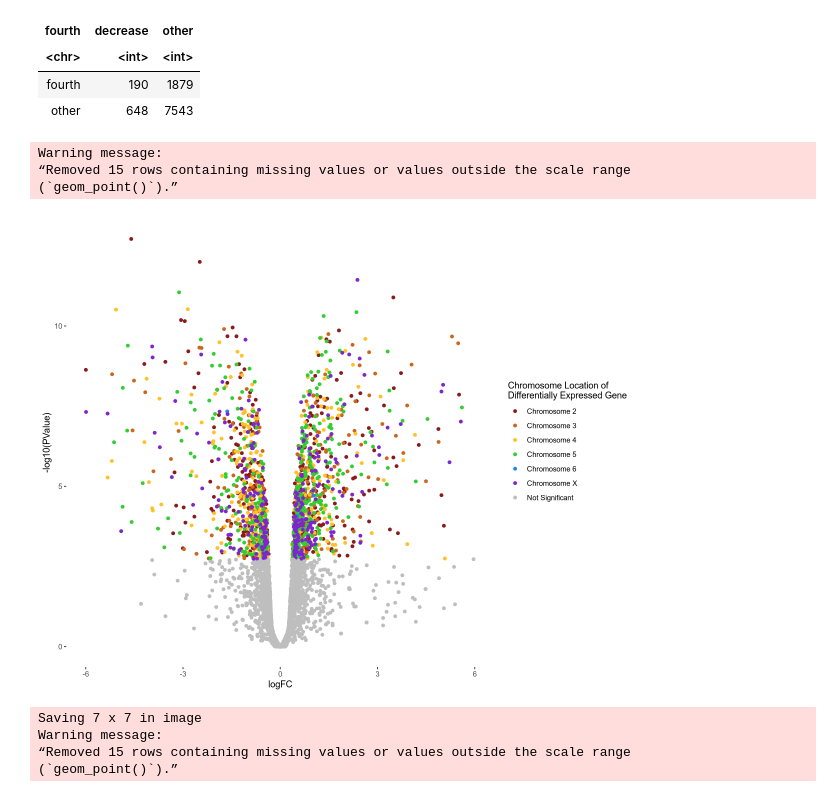
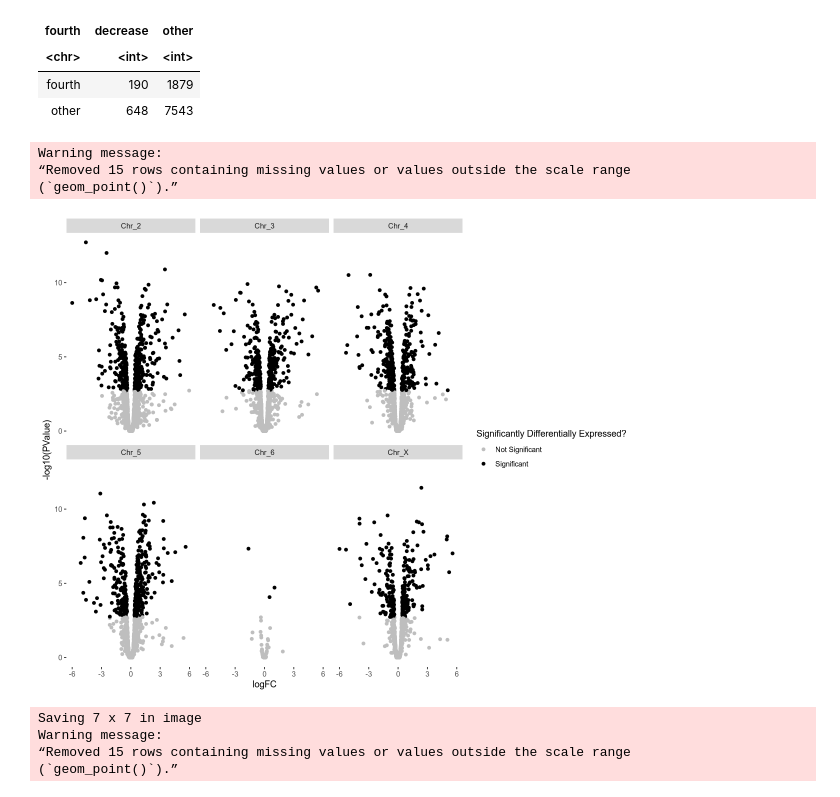
Before and after one commit to zwoonavery/americana_protoneoY, a Jupyter notebook: analysis/R_rna_zwa.ipynb, the cells around one changed output. Cells and saved outputs as stored; diff of their text form; code cells hidden in the pictures.

```diff
--- a/analysis/R_rna_zwa.ipynb
+++ b/analysis/R_rna_zwa.ipynb
@@ -1169,21 +1170,22 @@ A grouped_df: 2 × 3
 # %%
 ## plot volcano for fusion
 fixed_chr_volcano <- logfc_fixed_chr %>%
     mutate(chr = case_when(significance == "Significant" ~ str_replace_all(chromosome, "Chr_", "Chromosome "),
                            TRUE ~ "Not Significant")) %>%
-    ggplot(aes(x = logFC, y = -log10(PValue), color = chr)) +
+    ggplot(aes(x = logFC, y = -log10(PValue), color = significance)) +
         geom_point() +
-        labs(color = "Chromosome Location of\nDifferentially Expressed Gene") +
-        scale_color_manual(values = c("firebrick4", "chocolate3", "goldenrod1", "limegreen", "dodgerblue2", "purple3", "gray")) +
+        labs(color = "Significantly Differentially Expressed?") +
         xlim(-6, 6) +
+        scale_color_manual(values = c("gray", "black")) +
         theme(panel.background = element_rect(fill = "white", color = NA),
-              plot.background = element_rect(fill = "white", color = NA))
+              plot.background = element_rect(fill = "white", color = NA)) +
+        facet_wrap(~chromosome)
 fixed_chr_volcano
 # %% [output]
 Warning message:
 “Removed 15 rows containing missing values or values outside the scale range
 (`geom_point()`).”
-[figure, old version]
+[figure, new version]
 # %%
 ## save plot
 ggsave("figures/sb_alignment/fixed_chr_volcano.png", fixed_chr_volcano)
```
Also changed, not shown: parts of 4 cells of this notebook, 2 other files.
